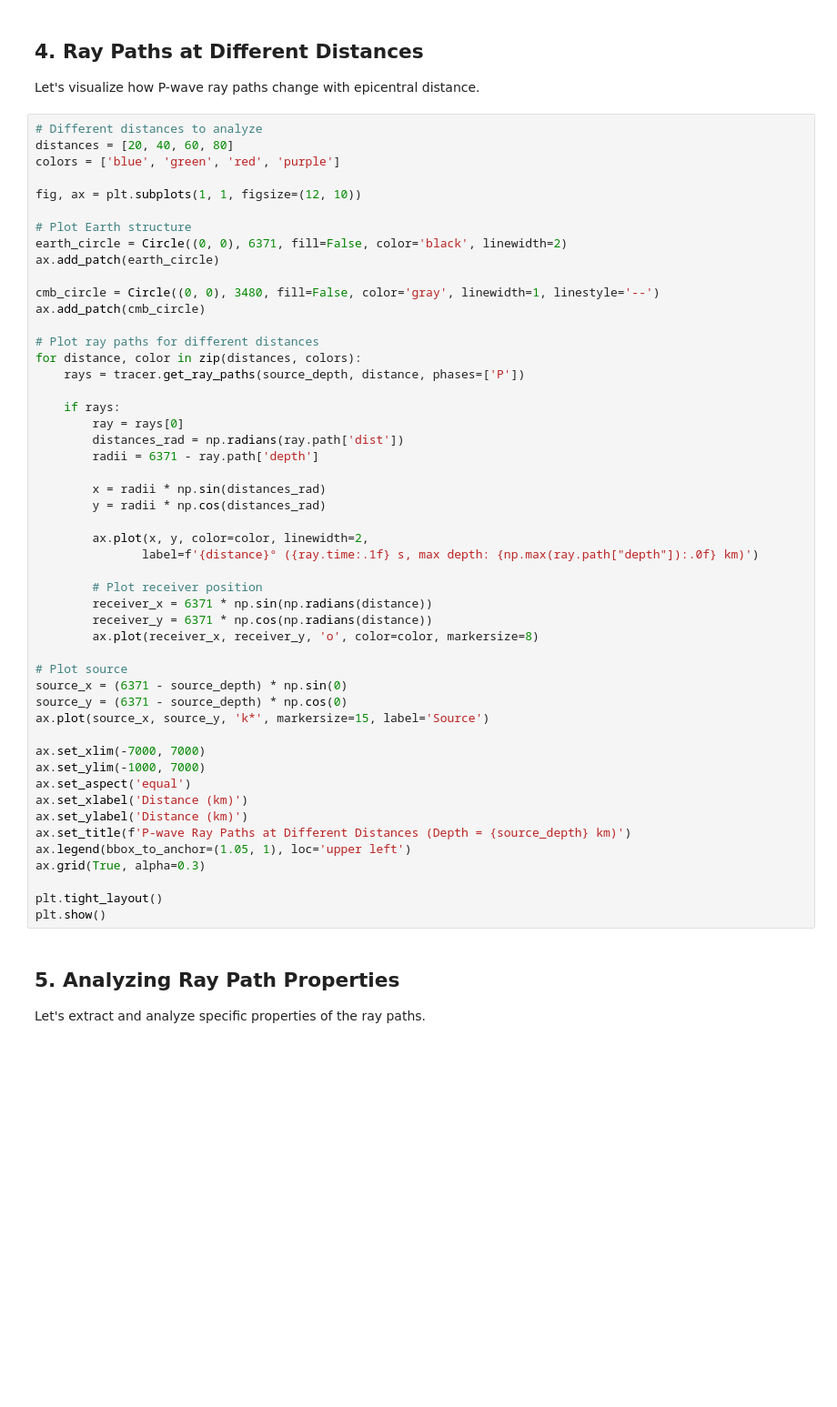
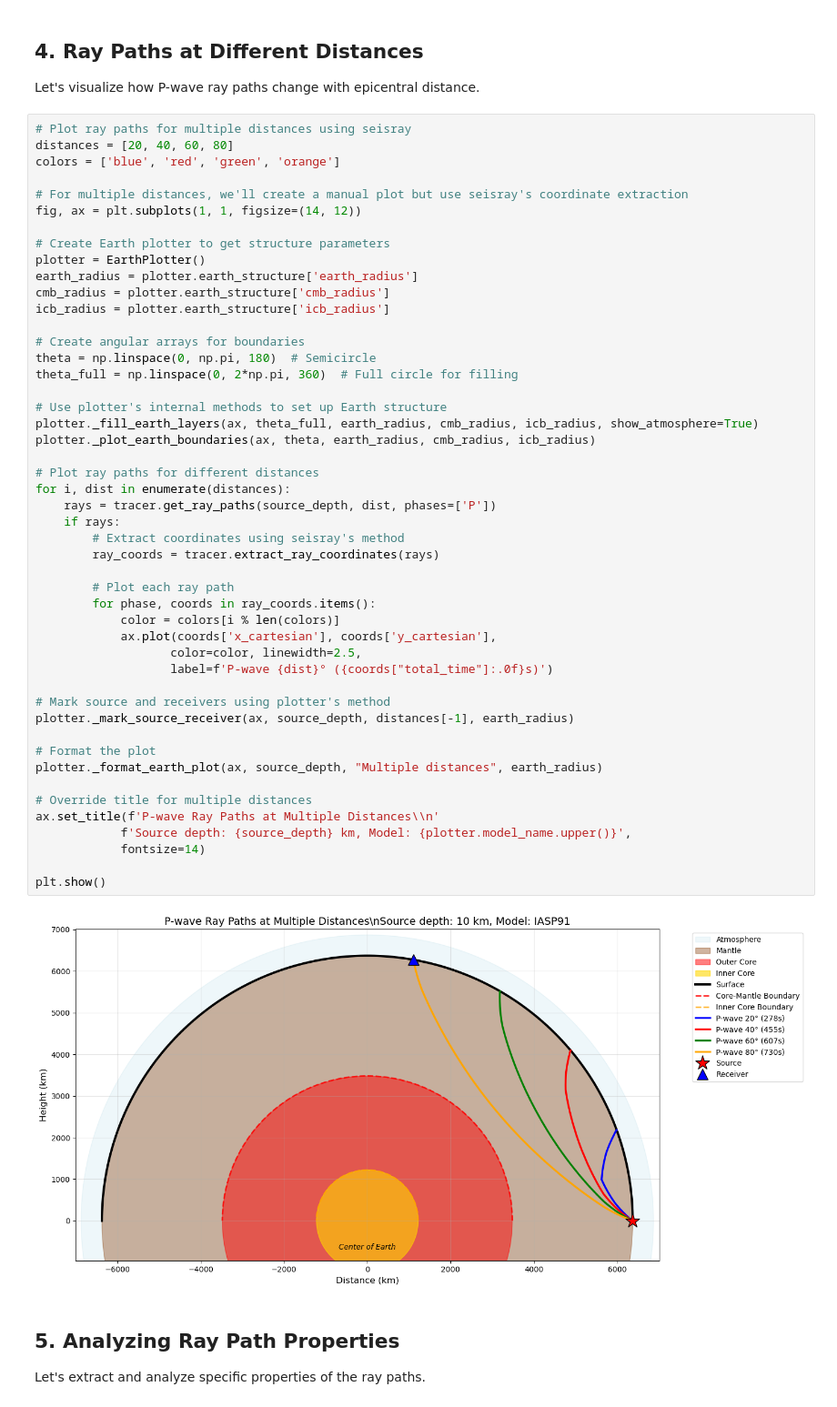
Before and after one commit to Adrian-Mag/SensRay, a Jupyter notebook: demos/02_ray_path_visualization.ipynb, the cells around one changed output. Shown: that part at 91% size. Saved outputs shown, nothing was run; the diff lists cells and outputs as text; blank space fills up the shorter version.

Commit message:
added ray tracing in 1D, and handling of 1D models

```diff
--- a/demos/02_ray_path_visualization.ipynb
+++ b/demos/02_ray_path_visualization.ipynb
@@ -159,55 +132,55 @@ plt.show()
 
 Let's visualize how P-wave ray paths change with epicentral distance.
 # %%
-# Different distances to analyze
+# Plot ray paths for multiple distances using seisray
 distances = [20, 40, 60, 80]
-colors = ['blue', 'green', 'red', 'purple']
+colors = ['blue', 'red', 'green', 'orange']
 
-fig, ax = plt.subplots(1, 1, figsize=(12, 10))
+# For multiple distances, we'll create a manual plot but use seisray's coordinate extraction
+fig, ax = plt.subplots(1, 1, figsize=(14, 12))
 
-# Plot Earth structure
-earth_circle = Circle((0, 0), 6371, fill=False, color='black', linewidth=2)
-ax.add_patch(earth_circle)
+# Create Earth plotter to get structure parameters
+plotter = EarthPlotter()
+earth_radius = plotter.earth_structure['earth_radius']
+cmb_radius = plotter.earth_structure['cmb_radius']
+icb_radius = plotter.earth_structure['icb_radius']
 
-cmb_circle = Circle((0, 0), 3480, fill=False, color='gray', linewidth=1, linestyle='--')
-ax.add_patch(cmb_circle)
+# Create angular arrays for boundaries
+theta = np.linspace(0, np.pi, 180)  # Semicircle
+theta_full = np.linspace(0, 2*np.pi, 360)  # Full circle for filling
+
+# Use plotter's internal methods to set up Earth structure
+plotter._fill_earth_layers(ax, theta_full, earth_radius, cmb_radius, icb_radius, show_atmosphere=True)
+plotter._plot_earth_boundaries(ax, theta, earth_radius, cmb_radius, icb_radius)
 
 # Plot ray paths for different distances
-for distance, color in zip(distances, colors):
-    rays = tracer.get_ray_paths(source_depth, distance, phases=['P'])
+for i, dist in enumerate(distances):
+    rays = tracer.get_ray_paths(source_depth, dist, phases=['P'])
+    if rays:
+        # Extract coordinates using seisray's method
+        ray_coords = tracer.extract_ray_coordinates(rays)
 
-    if rays:
-        ray = rays[0]
-        distances_rad = np.radians(ray.path['dist'])
-        radii = 6371 - ray.path['depth']
+        # Plot each ray path
+        for phase, coords in ray_coords.items():
+            color = colors[i % len(colors)]
+            ax.plot(coords['x_cartesian'], coords['y_cartesian'],
+                   color=color, linewidth=2.5,
+                   label=f'P-wave {dist}° ({coords["total_time"]:.0f}s)')
 
-        x = radii * np.sin(distances_rad)
-        y = radii * np.cos(distances_rad)
+# Mark source and receivers using plotter's method
+plotter._mark_source_receiver(ax, source_depth, distances[-1], earth_radius)
 
-        ax.plot(x, y, color=color, linewidth=2,
-               label=f'{distance}° ({ray.time:.1f} s, max depth: {np.max(ray.path["depth"]):.0f} km)')
+# Format the plot
+plotter._format_earth_plot(ax, source_depth, "Multiple distances", earth_radius)
 
-        # Plot receiver position
-        receiver_x = 6371 * np.sin(np.radians(distance))
-        receiver_y = 6371 * np.cos(np.radians(distance))
-        ax.plot(receiver_x, receiver_y, 'o', color=color, markersize=8)
+# Override title for multiple distances
+ax.set_title(f'P-wave Ray Paths at Multiple Distances\\n'
+            f'Source depth: {source_depth} km, Model: {plotter.model_name.upper()}',
+            fontsize=14)
 
-# Plot source
-source_x = (6371 - source_depth) * np.sin(0)
-source_y = (6371 - source_depth) * np.cos(0)
-ax.plot(source_x, source_y, 'k*', markersize=15, label='Source')
-
-ax.set_xlim(-7000, 7000)
-ax.set_ylim(-1000, 7000)
-ax.set_aspect('equal')
-ax.set_xlabel('Distance (km)')
-ax.set_ylabel('Distance (km)')
-ax.set_title(f'P-wave Ray Paths at Different Distances (Depth = {source_depth} km)')
-ax.legend(bbox_to_anchor=(1.05, 1), loc='upper left')
-ax.grid(True, alpha=0.3)
-
-plt.tight_layout()
 plt.show()
+# %% [output]
+[figure, added]
 # %% [markdown]
 ## 5. Analyzing Ray Path Properties
 
```
Also changed, not shown: parts of 8 cells of this notebook, 12 other files.
